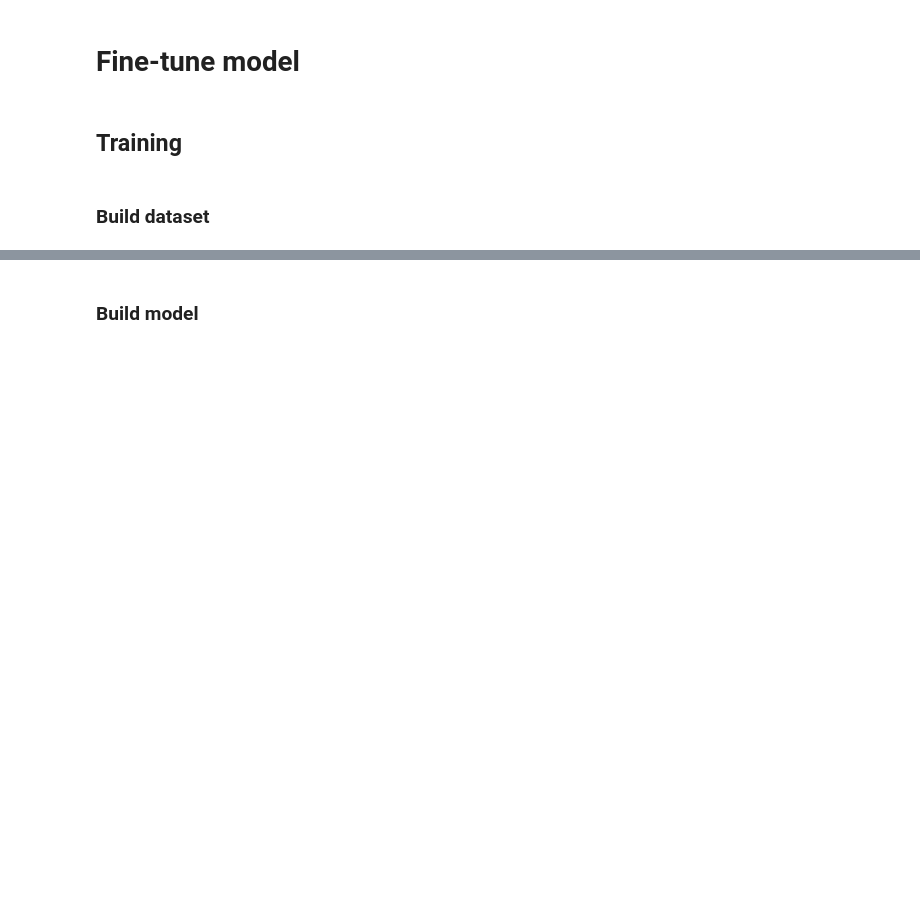
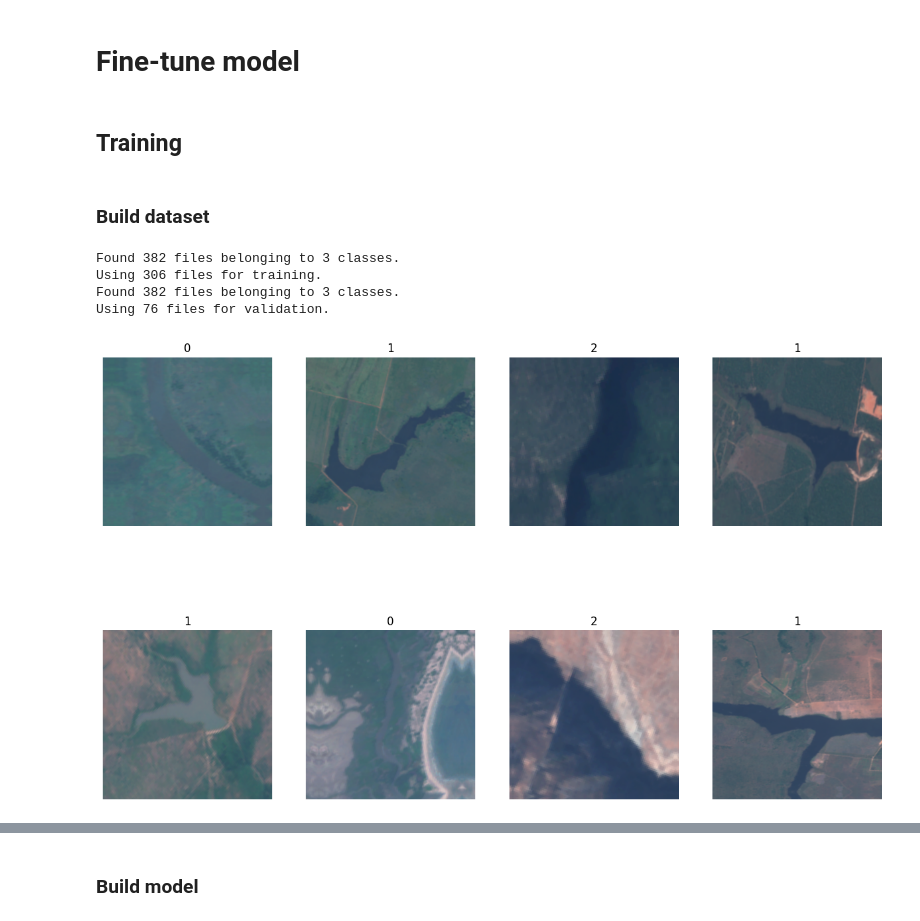
Before and after one commit to Argantonio65/OpticalMeasurements, a Jupyter notebook: ComputerVision/examples/image_classification/Waterbodies_Angola.ipynb, the cells around one changed output, grey strips where cells are left out. Cells and saved outputs as stored; diff of their text form; code cells hidden in the pictures; blank space fills up the shorter version.

```diff
--- a/ComputerVision/examples/image_classification/Waterbodies_Angola.ipynb
+++ b/ComputerVision/examples/image_classification/Waterbodies_Angola.ipynb
@@ -111,7 +147,8 @@ metrics = ['accuracy']
 from dataset import build_training_dataset, augment_data
 
 # Training data
-dir_data_training = os.path.join(dir_data, 'training') # dir_data_training = f'{dir_gdrive}/AngolaFullTraining'
+# dir_data_training = os.path.join(dir_data, 'training')
+dir_data_training = f'{dir_gdrive}/AngolaFullTraining'
 ds_train_r, class_names, ds_train_size = build_training_dataset(dir_data_training, "training", IMAGE_SIZE, BATCH_SIZE)
 preprocessing_model = tf.keras.Sequential([normalization_layer])
 preprocessing_model = augment_data(do_data_augmentation, preprocessing_model)
@@ -120,11 +157,18 @@ ds_train = ds_train_r.map(lambda images, labels:(preprocessing_model(images), la
 # Validation data
 ds_val, class_names, ds_val_size = build_training_dataset(dir_data_training, "validation", IMAGE_SIZE, BATCH_SIZE)
 ds_val = ds_val.map(lambda images, labels:(normalization_layer(images), labels))
+# %% [output]
+Found 382 files belonging to 3 classes.
+Using 306 files for training.
+Found 382 files belonging to 3 classes.
+Using 76 files for validation.
 # %%
 from dataset import plot_training_data
 
 # Plot a few images from the training dataset to check
-fig_train = plot_training_data(ds_train, 8)
+fig_train = plot_data(ds_train, 8)
+# %% [output]
+[figure, added]
 # %%
 # Plot a few images from the validation dataset to check
 fig_val = plot_training_data(ds_val, 8)
```
Also changed, not shown: parts of 11 cells of this notebook.
